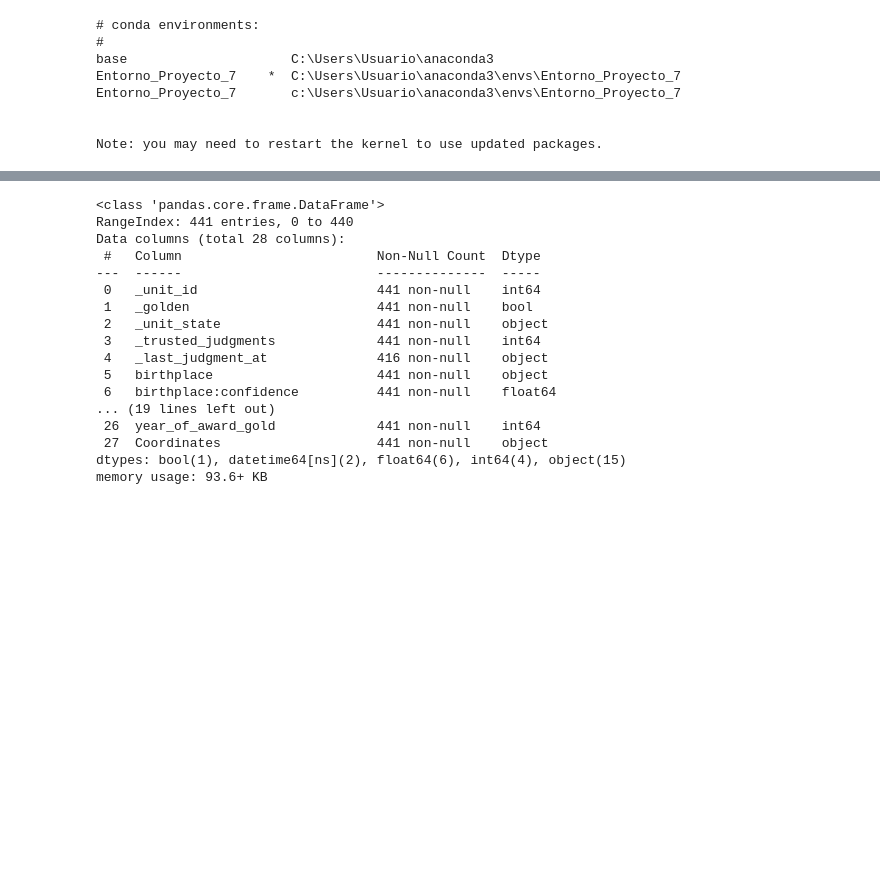
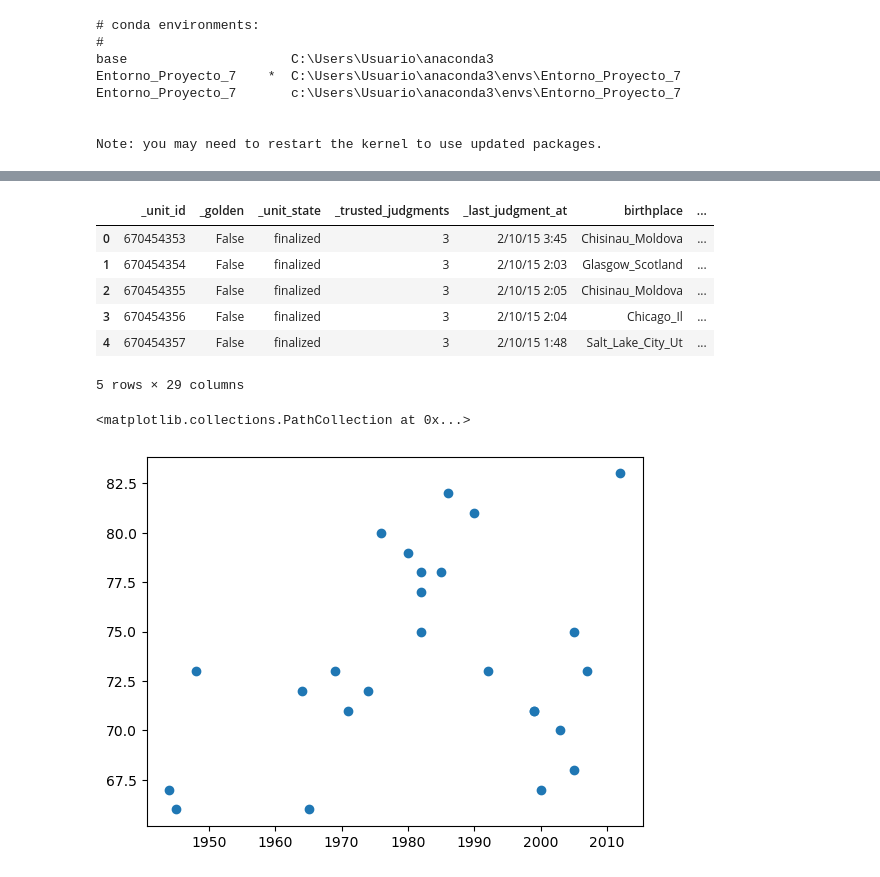
Before and after one commit to E-Freu-DataSc/Proyectos-Pregrado, a Jupyter notebook: Jupyter Notebooks/Visualizar_mapa.ipynb, the cells around one changed output, grey strips where cells are left out. Saved outputs shown, nothing was run; the diff lists cells and outputs as text; code cells hidden in the pictures; blank space fills up the shorter version.

```diff
--- a/Jupyter Notebooks/Visualizar_mapa.ipynb
+++ b/Jupyter Notebooks/Visualizar_mapa.ipynb
@@ -114,22 +88,22 @@ Length: 224, dtype: datetime64[ns]
 # %%
 Oscar_con_coordenadas = añadir_coordenadas(processor.data)
+# %%
+Oscar_con_coordenadas["Age"] = (Oscar_con_coordenadas["year_of_award_gold"] - Oscar_con_coordenadas["date_of_birth"].dt.year)
 # %%
-Oscar_con_coordenadas.info()
+Oscar_con_coordenadas.head()
 # %% [output]
+|  | _unit_id | _golden | _unit_state | _trusted_judgments | _last_judgment_at | birthplace | ... |
+| 0 | 670454353 | False | finalized | 3 | 2/10/15 3:45 | Chisinau_Moldova | ... |
+| 1 | 670454354 | False | finalized | 3 | 2/10/15 2:03 | Glasgow_Scotland | ... |
+| 2 | 670454355 | False | finalized | 3 | 2/10/15 2:05 | Chisinau_Moldova | ... |
+| 3 | 670454356 | False | finalized | 3 | 2/10/15 2:04 | Chicago_Il | ... |
+| 4 | 670454357 | False | finalized | 3 | 2/10/15 1:48 | Salt_Lake_City_Ut | ... |
-<class 'pandas.core.frame.DataFrame'>
-RangeIndex: 441 entries, 0 to 440
-Data columns (total 28 columns):
- #   Column                         Non-Null Count  Dtype
----  ------                         --------------  -----
- 0   _unit_id                       441 non-null    int64
- 1   _golden                        441 non-null    bool
- 2   _unit_state                    441 non-null    object
- 3   _trusted_judgments             441 non-null    int64
- 4   _last_judgment_at              416 non-null    object
- 5   birthplace                     441 non-null    object
- 6   birthplace:confidence          441 non-null    float64
-... (19 lines left out)
- 26  year_of_award_gold             441 non-null    int64
- 27  Coordinates                    441 non-null    object
-dtypes: bool(1), datetime64[ns](2), float64(6), int64(4), object(15)
-memory usage: 93.6+ KB
+5 rows × 29 columns
+# %%
+Oscar_con_coordenadas1 = Oscar_con_coordenadas.query("Age > 65")
+
+# Create the scatter plot
+plt.scatter(Oscar_con_coordenadas1["year_of_award_gold"], Oscar_con_coordenadas1["Age"])
+# %% [output]
+<matplotlib.collections.PathCollection at 0x...>
+[figure, added]
```
Also changed, not shown: parts of 21 cells of this notebook.
